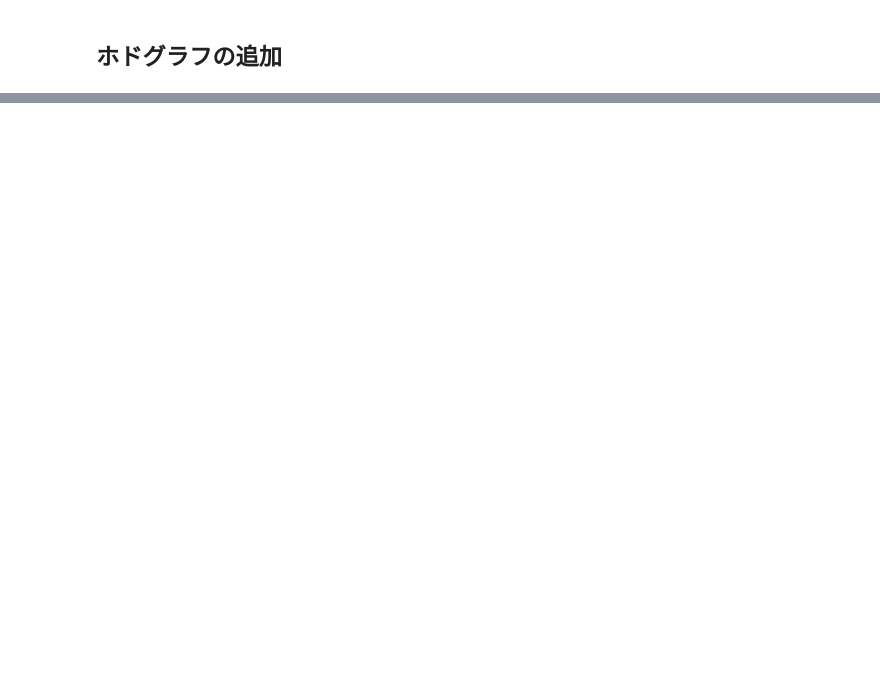
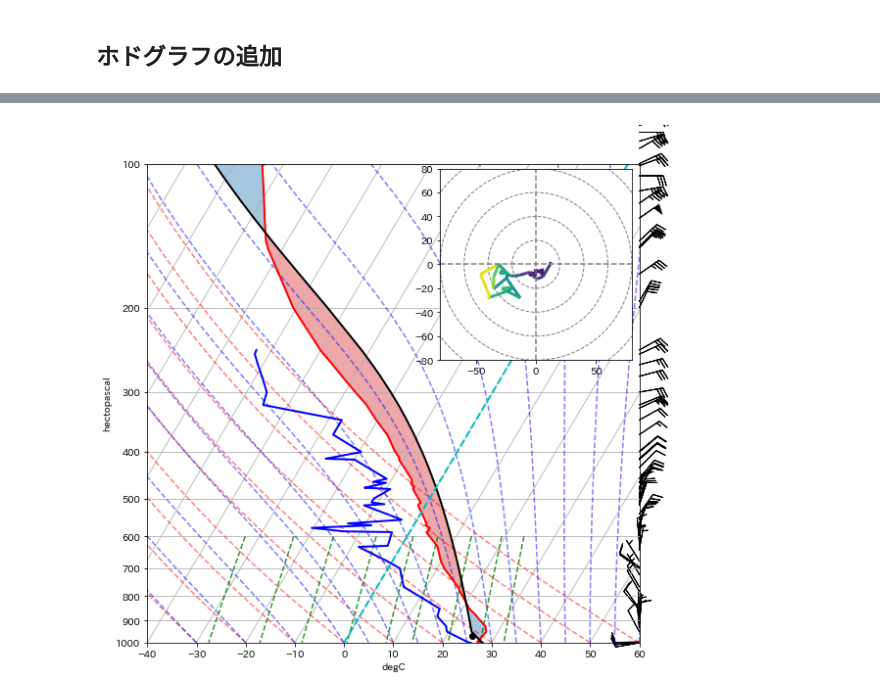
Before and after one commit to deepkick/dsss2018, a Jupyter notebook: Wyoming.ipynb, the cells around one changed output, grey strips where cells are left out. Saved outputs shown, nothing was run; the diff lists cells and outputs as text; code cells hidden in the pictures; blank space fills up the shorter version.

```diff
--- a/Wyoming.ipynb
+++ b/Wyoming.ipynb
@@ -177,0 +223,47 @@ h.plot_colormapped(u, v, wind_speed)
+# %%
+import matplotlib.pyplot as plt
+from mpl_toolkits.axes_grid1.inset_locator import inset_axes
+
+import numpy as np
+import metpy.calc as mpcalc
+from metpy.cbook import get_test_data
+from metpy.plots import Hodograph, SkewT
+from metpy.units import units
+
+def plot_sounding(df):
+    df['u_wind'], df['v_wind'] = mpcalc.wind_components(df['speed'], np.deg2rad(df['direction']))
+    df = df.dropna(subset=('temperature', 'dewpoint', 'direction', 'speed',
+                       'u_wind', 'v_wind'), how='all').reset_index(drop=True)
+    p = df['pressure'].values * units.hPa
+    T = df['temperature'].values * units.degC
+    Td = df['dewpoint'].values * units.degC
+    wind_speed = df['speed'].values * units.knots
+    wind_dir = df['direction'].values * units.degrees
+    u, v = mpcalc.wind_components(wind_speed, wind_dir)
+    lcl_pressure, lcl_temperature = mpcalc.lcl(p[0], T[0], Td[0])
+
+    parcel_prof = mpcalc.parcel_profile(p, T[0], Td[0]).to('degC')
+    fig = plt.figure(figsize=(9, 9))
+    skew = SkewT(fig)
+    skew.plot(p, T, 'r', linewidth=2)
+    skew.plot(p, Td, 'b', linewidth=2)
+    skew.plot_barbs(p, u, v)
+    skew.ax.set_ylim(1000, 100)
+    skew.ax.set_xlim(-40, 60)
+    skew.plot(lcl_pressure, lcl_temperature, 'ko', markerfacecolor='black')
+    skew.plot(p, parcel_prof, 'k', linewidth=2)
+    skew.shade_cin(p, T, parcel_prof)
+    skew.shade_cape(p, T, parcel_prof)
+    skew.ax.axvline(0, color='c', linestyle='--', linewidth=2)
+    skew.plot_dry_adiabats()
+    skew.plot_moist_adiabats()
+    skew.plot_mixing_lines()
+
+    ax_hod = inset_axes(skew.ax, '40%', '40%', loc=1)
+    h = Hodograph(ax_hod, component_range=80)
+    h.add_grid(increment=20)
+    h.plot_colormapped(u, v, wind_speed)
+# %%
+plot_sounding(df)
+# %% [output]
+[figure, added]
```
Also changed, not shown: parts of 13 cells of this notebook.
